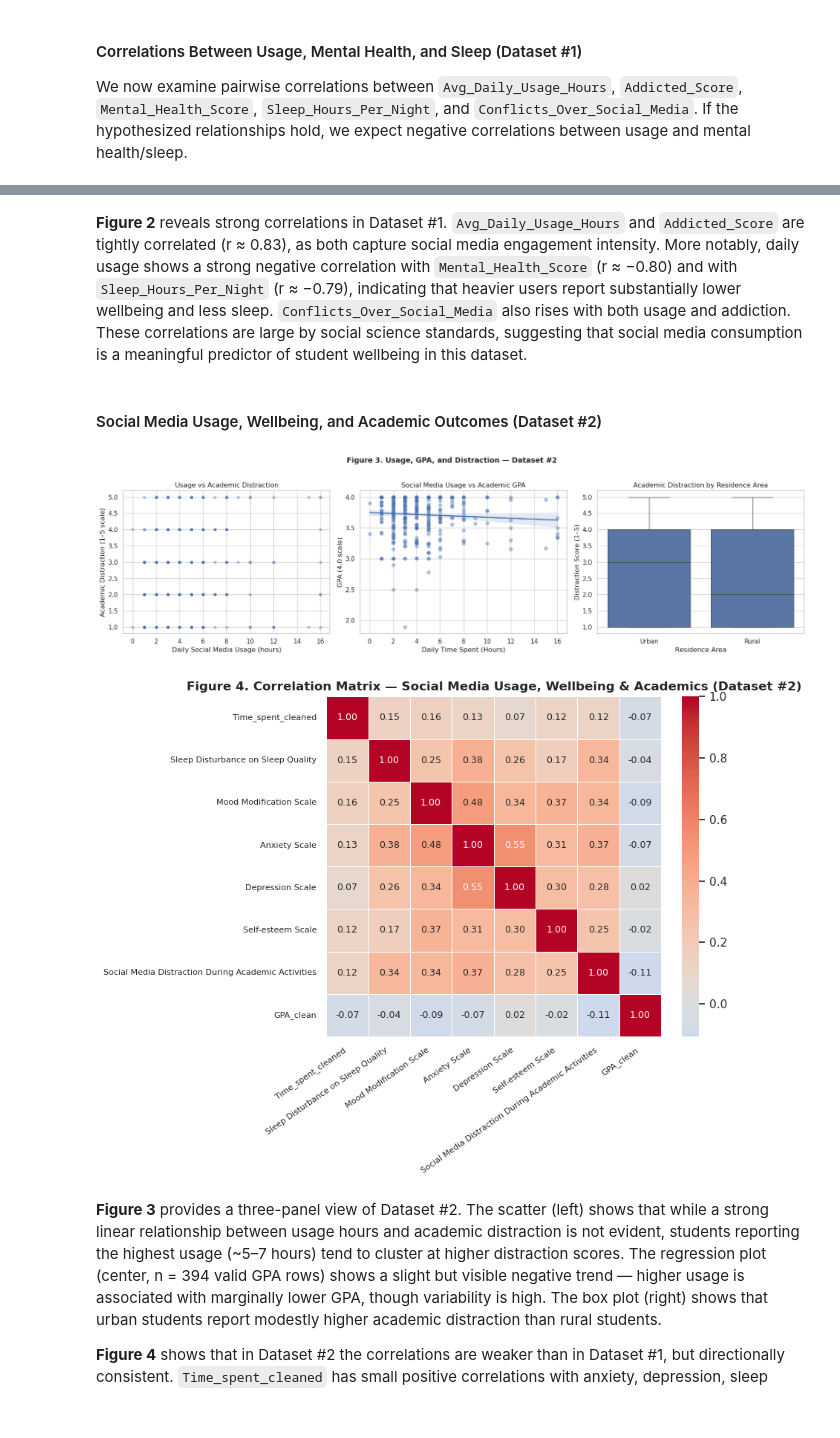
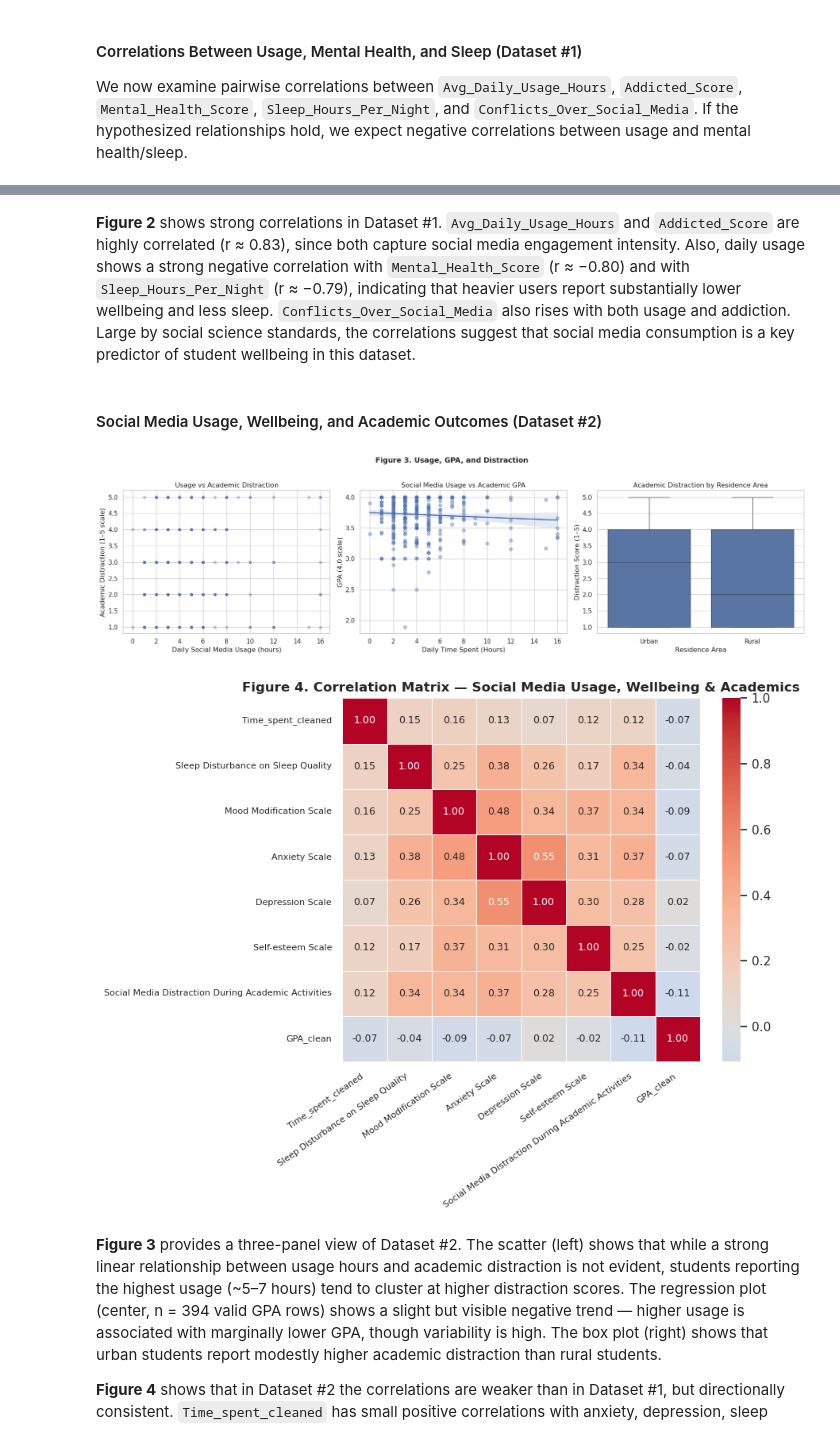
Before and after one commit to trishanhoang/Cogs-108-Group119_WI26, a Jupyter notebook: 03-FinalProject.ipynb, the cells around one changed output, grey strips where cells are left out. Saved outputs shown, nothing was run; the diff lists cells and outputs as text; code cells hidden in the pictures.

```diff
--- a/03-FinalProject.ipynb
+++ b/03-FinalProject.ipynb
@@ -249,10 +283,12 @@ plt.show()
 # %% [markdown]
-**Figure 2** reveals strong correlations in Dataset #1. `Avg_Daily_Usage_Hours` and `Addicted_Score` are tightly correlated (r ≈ 0.83), as both capture social media engagement intensity. More notably, daily usage shows a strong negative correlation with `Mental_Health_Score` (r ≈ −0.80) and with `Sleep_Hours_Per_Night` (r ≈ −0.79), indicating that heavier users report substantially lower wellbeing and less sleep. `Conflicts_Over_Social_Media` also rises with both usage and addiction. These correlations are large by social science standards, suggesting that social media consumption is a meaningful predictor of student wellbeing in this dataset.
+**Figure 2** shows strong correlations in Dataset #1. `Avg_Daily_Usage_Hours` and `Addicted_Score` are highly correlated (r ≈ 0.83), since both capture social media engagement intensity. Also, daily usage shows a strong negative correlation with `Mental_Health_Score` (r ≈ −0.80) and with `Sleep_Hours_Per_Night` (r ≈ −0.79), indicating that heavier users report substantially lower wellbeing and less sleep. `Conflicts_Over_Social_Media` also rises with both usage and addiction. Large by social science standards, the correlations suggest that social media consumption is a key predictor of student wellbeing in this dataset.
 # %% [markdown]
 #### Social Media Usage, Wellbeing, and Academic Outcomes (Dataset #2)
 # %%
 fig, axes = plt.subplots(1, 3, figsize=(18, 5))
 
+## Visual overview of DS2: usage vs distraction (scatter), usage vs GPA (regression)
+# and distraction by residence area (boxplot)
 sns.scatterplot(
     data=df2, x='Time_spent_cleaned',
     y='Social Media Distraction During Academic Activities',
@@ -280,32 +316,33 @@ axes[2].set_title('Academic Distraction by Residence Area')
 axes[2].set_xlabel('Residence Area')
 axes[2].set_ylabel('Distraction Score (1–5)')
 
-plt.suptitle('Figure 3. Usage, GPA, and Distraction — Dataset #2',
+plt.suptitle('Figure 3. Usage, GPA, and Distraction',
              fontsize=13, fontweight='bold', y=1.02)
 plt.tight_layout()
 plt.show()
 # %% [output]
-[figure, old version]
+[figure, new version]
 # %%
+#Correlation check for DS2
 numeric_cols_ds2 = [
     'Time_spent_cleaned', 'Sleep Disturbance on Sleep Quality',
     'Mood Modification Scale', 'Anxiety Scale', 'Depression Scale',
     'Self-esteem Scale', 'Social Media Distraction During Academic Activities',
     'GPA_clean'
 ]
 corr_ds2 = df2[numeric_cols_ds2].corr()
 
 plt.figure(figsize=(9, 7))
 sns.heatmap(corr_ds2, annot=True, fmt='.2f', cmap='coolwarm',
             center=0, linewidths=0.5, annot_kws={'size': 9})
-plt.title('Figure 4. Correlation Matrix — Social Media Usage, Wellbeing & Academics (Dataset #2)',
+plt.title('Figure 4. Correlation Matrix — Social Media Usage, Wellbeing & Academics',
           fontweight='bold')
 plt.xticks(rotation=35, ha='right', fontsize=8)
 plt.yticks(fontsize=8)
 plt.tight_layout()
 plt.show()
 # %% [output]
-[figure, old version]
+[figure, new version]
 # %% [markdown]
 **Figure 3** provides a three-panel view of Dataset #2. The scatter (left) shows that while a strong linear relationship between usage hours and academic distraction is not evident, students reporting the highest usage (~5–7 hours) tend to cluster at higher distraction scores. The regression plot (center, n = 394 valid GPA rows) shows a slight but visible negative trend — higher usage is associated with marginally lower GPA, though variability is high. The box plot (right) shows that urban students report modestly higher academic distraction than rural students.
 
```
Also changed, not shown: parts of 18 cells of this notebook.
